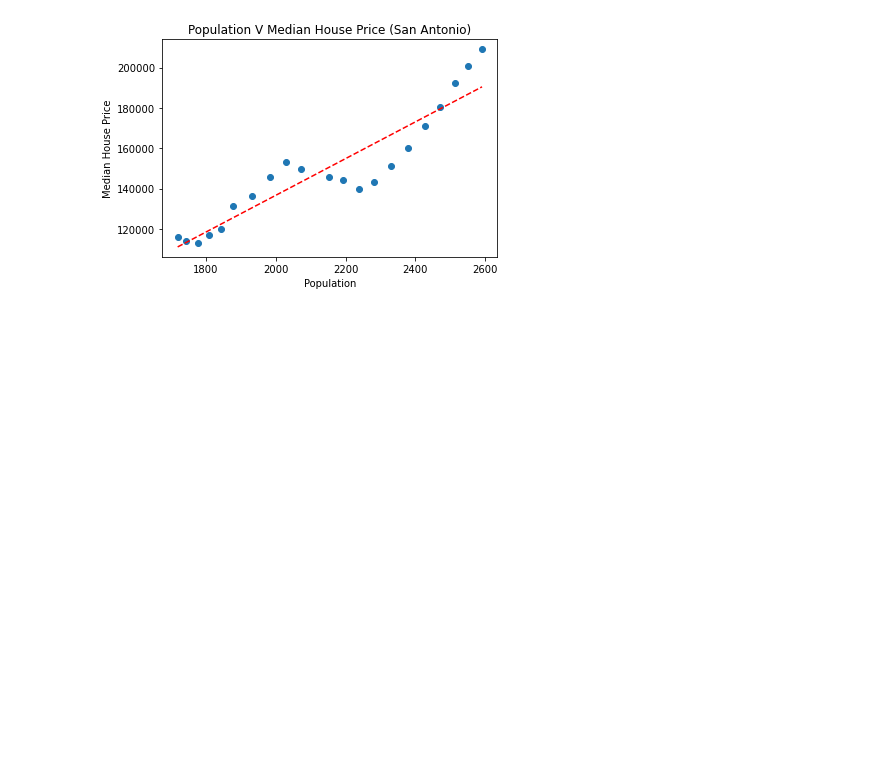
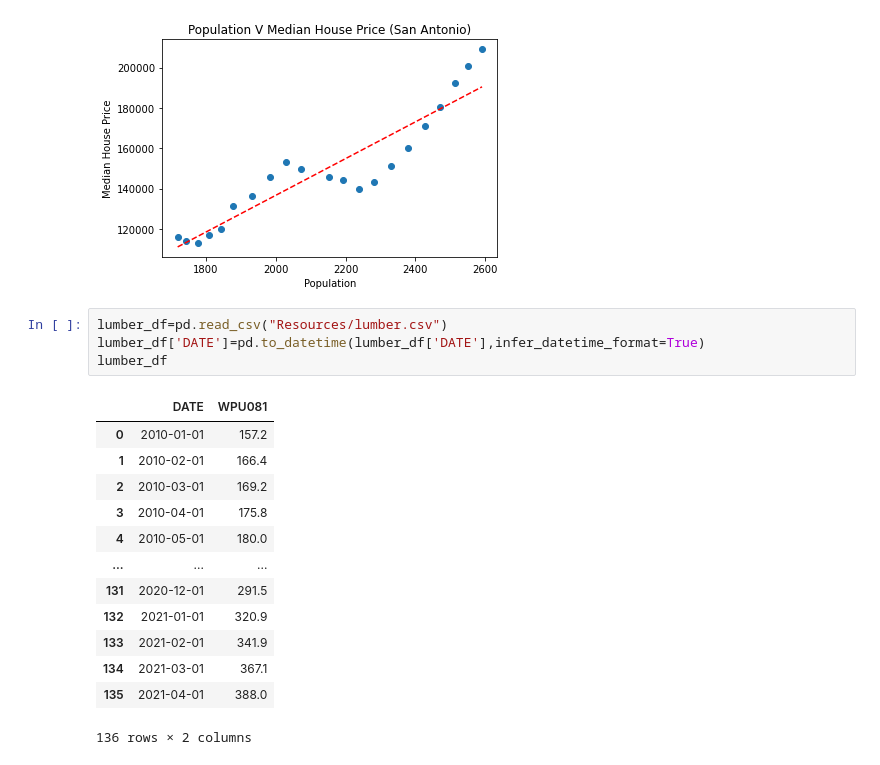
Before and after one commit to Fescamil1/Project_1_Housing_Market_Analysis, a Jupyter notebook: SC-population.ipynb, the cells around one changed output. Saved outputs shown, nothing was run; the diff lists cells and outputs as text; blank space fills up the shorter version.

```diff
--- a/SC-population.ipynb
+++ b/SC-population.ipynb
@@ -249,3 +247,21 @@ plt.plot(pop_comp_df['SATPOP'],pri_fit,"--",color="red")
 plt.show()
 # %% [output]
 [figure]
+# %%
+lumber_df=pd.read_csv("Resources/lumber.csv")
+lumber_df['DATE']=pd.to_datetime(lumber_df['DATE'],infer_datetime_format=True)
+lumber_df
+# %% [output]
+|  | DATE | WPU081 |
+| 0 | 2010-01-01 | 157.2 |
+| 1 | 2010-02-01 | 166.4 |
+| 2 | 2010-03-01 | 169.2 |
+| 3 | 2010-04-01 | 175.8 |
+| 4 | 2010-05-01 | 180.0 |
+| ... | ... | ... |
+| 131 | 2020-12-01 | 291.5 |
+| 132 | 2021-01-01 | 320.9 |
+| 133 | 2021-02-01 | 341.9 |
+| 134 | 2021-03-01 | 367.1 |
+| 135 | 2021-04-01 | 388.0 |
+136 rows × 2 columns
```
Also changed, not shown: parts of 4 cells of this notebook, 1 other file.
